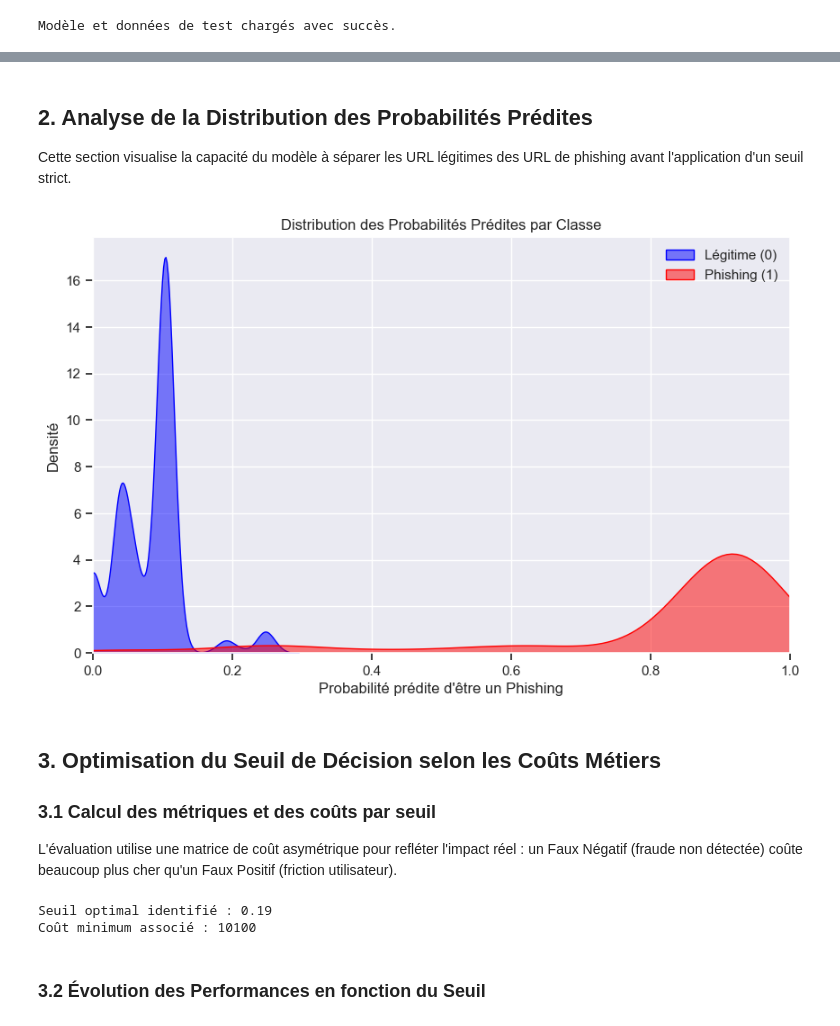
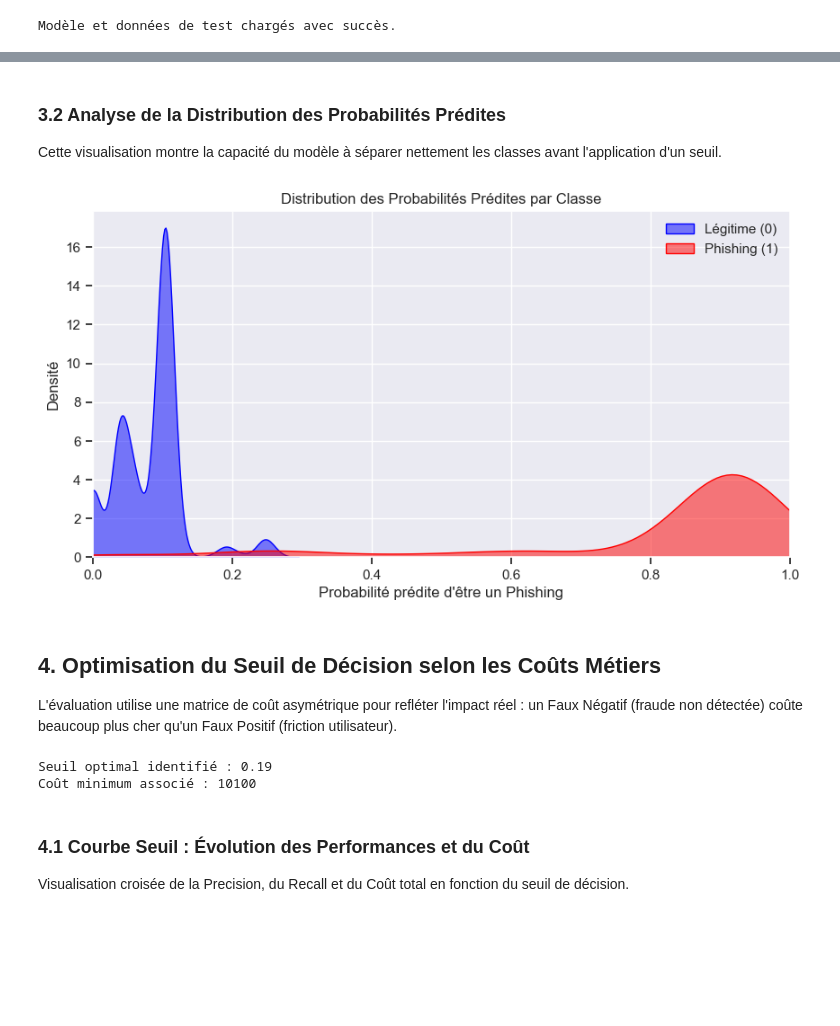
Before and after one commit to essebaiyayaa/phish-detect-ml, a Jupyter notebook: notebooks/06_evaluation.ipynb, the cells around one changed output, grey strips where cells are left out. Saved outputs shown, nothing was run; the diff lists cells and outputs as text; code cells hidden in the pictures; blank space fills up the shorter version.

```diff
--- a/notebooks/06_evaluation.ipynb
+++ b/notebooks/06_evaluation.ipynb
@@ -39,25 +114,21 @@ Modèle et données de test chargés avec succès.
 # %% [markdown]
-## 2. Analyse de la Distribution des Probabilités Prédites
+### 3.2 Analyse de la Distribution des Probabilités Prédites
 
-Cette section visualise la capacité du modèle à séparer les URL légitimes des URL de phishing avant l'application d'un seuil strict.
+Cette visualisation montre la capacité du modèle à séparer nettement les classes avant l'application d'un seuil.
 # %%
-y_proba = model.predict_proba(X_test)[:, 1]
-
-plt.figure(figsize=(10, 6))
+plt.figure(figsize=(10, 5))
 sns.kdeplot(y_proba[y_test == 0], label='Légitime (0)', fill=True, color='blue', alpha=0.5)
 sns.kdeplot(y_proba[y_test == 1], label='Phishing (1)', fill=True, color='red', alpha=0.5)
 plt.title('Distribution des Probabilités Prédites par Classe')
 plt.xlabel('Probabilité prédite d\'être un Phishing')
 plt.ylabel('Densité')
 plt.legend()
 plt.xlim(0, 1)
 plt.show()
 # %% [output]
-[figure, old version]
+[figure, new version]
 # %% [markdown]
-## 3. Optimisation du Seuil de Décision selon les Coûts Métiers
-
-### 3.1 Calcul des métriques et des coûts par seuil
+## 4. Optimisation du Seuil de Décision selon les Coûts Métiers
 
 L'évaluation utilise une matrice de coût asymétrique pour refléter l'impact réel : un Faux Négatif (fraude non détectée) coûte beaucoup plus cher qu'un Faux Positif (friction utilisateur).
 # %%
@@ -84,8 +155,10 @@ print(f"Coût minimum associé : {cout_min}")
 # %% [output]
 Seuil optimal identifié : 0.19
 Coût minimum associé : 10100
-# %% [markdown]
-### 3.2 Évolution des Performances en fonction du Seuil
+# %% [markdown]
+### 4.1 Courbe Seuil : Évolution des Performances et du Coût
+
+Visualisation croisée de la Precision, du Recall et du Coût total en fonction du seuil de décision.
 # %%
 fig, ax1 = plt.subplots(figsize=(12, 6))
 
```
Also changed, not shown: parts of 11 cells of this notebook.
